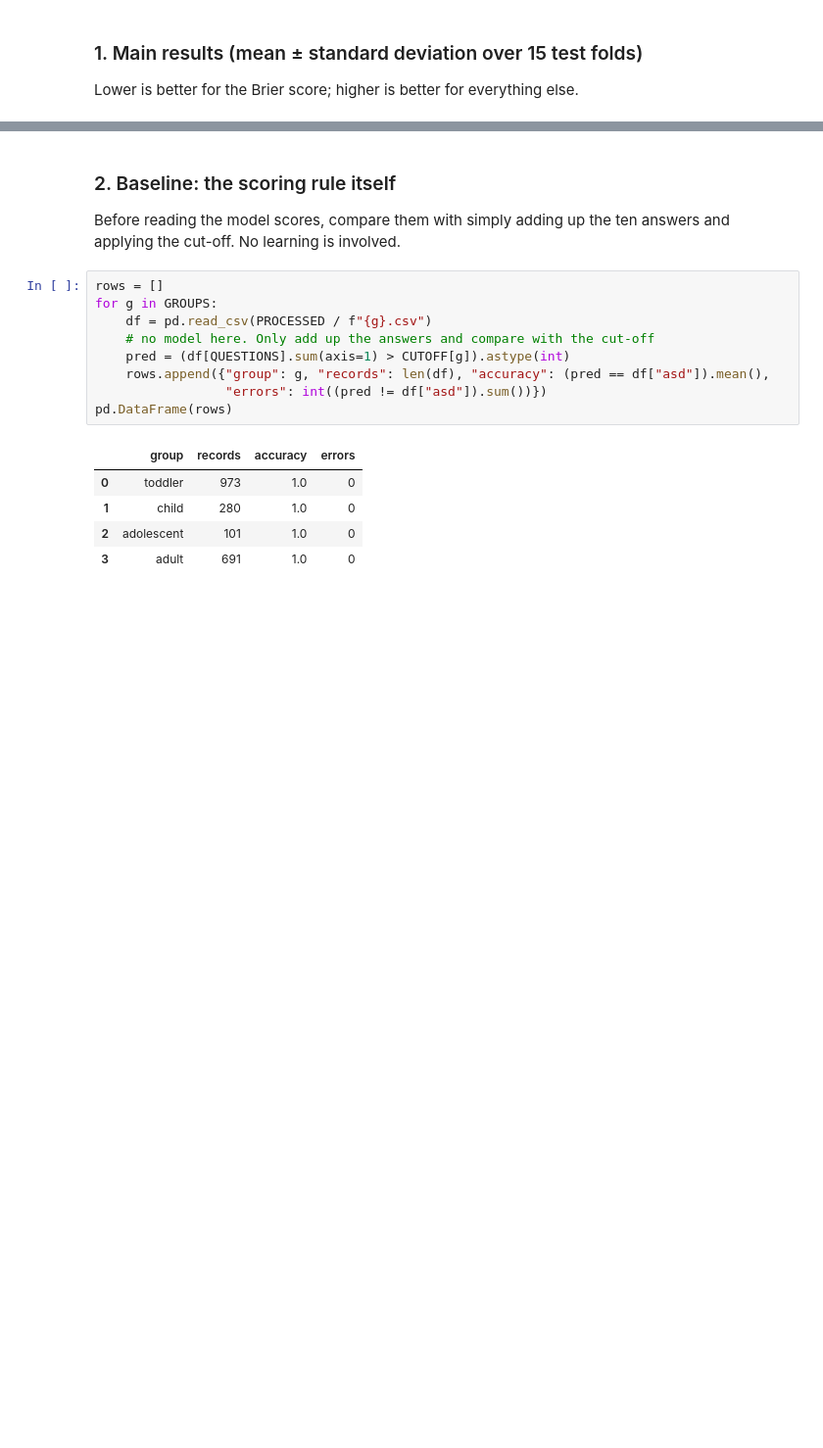
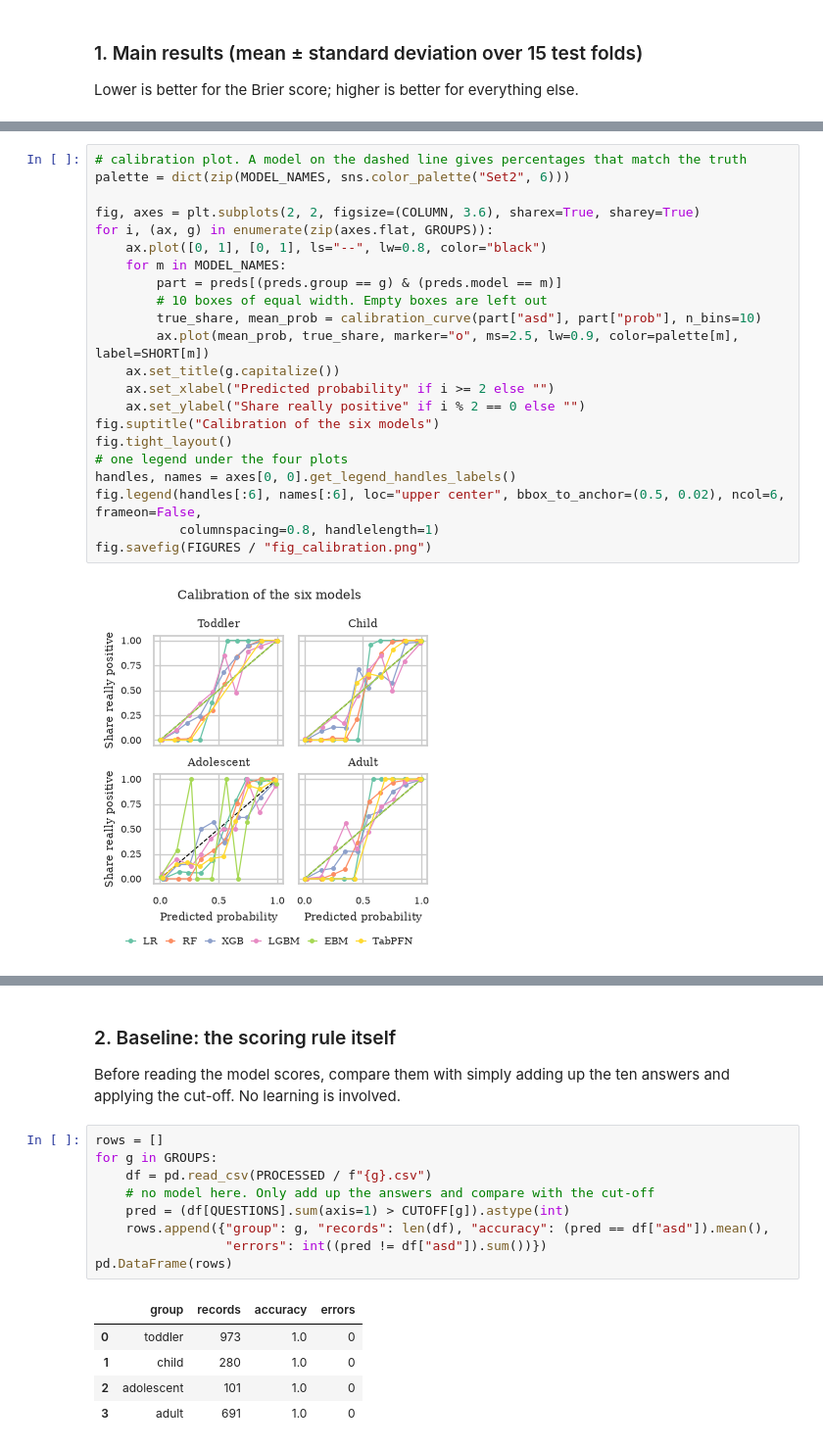
Before and after one commit to Syedhamzahussain520/asd-screening, a Jupyter notebook: notebooks/06_results.ipynb, the cells around one changed output, grey strips where cells are left out. Shown at 98% size. Saved outputs shown, nothing was run; the diff lists cells and outputs as text; blank space fills up the shorter version.

```diff
--- a/notebooks/06_results.ipynb
+++ b/notebooks/06_results.ipynb
@@ -66,0 +153,24 @@ table
+# %%
+# calibration plot. A model on the dashed line gives percentages that match the truth
+palette = dict(zip(MODEL_NAMES, sns.color_palette("Set2", 6)))
+
+fig, axes = plt.subplots(2, 2, figsize=(COLUMN, 3.6), sharex=True, sharey=True)
+for i, (ax, g) in enumerate(zip(axes.flat, GROUPS)):
+    ax.plot([0, 1], [0, 1], ls="--", lw=0.8, color="black")
+    for m in MODEL_NAMES:
+        part = preds[(preds.group == g) & (preds.model == m)]
+        # 10 boxes of equal width. Empty boxes are left out
+        true_share, mean_prob = calibration_curve(part["asd"], part["prob"], n_bins=10)
+        ax.plot(mean_prob, true_share, marker="o", ms=2.5, lw=0.9, color=palette[m], label=SHORT[m])
+    ax.set_title(g.capitalize())
+    ax.set_xlabel("Predicted probability" if i >= 2 else "")
+    ax.set_ylabel("Share really positive" if i % 2 == 0 else "")
+fig.suptitle("Calibration of the six models")
+fig.tight_layout()
+# one legend under the four plots
+handles, names = axes[0, 0].get_legend_handles_labels()
+fig.legend(handles[:6], names[:6], loc="upper center", bbox_to_anchor=(0.5, 0.02), ncol=6, frameon=False,
+           columnspacing=0.8, handlelength=1)
+fig.savefig(FIGURES / "fig_calibration.png")
+# %% [output]
+[figure, added]
```
Also changed, not shown: parts of 13 cells of this notebook, 5 other files.
